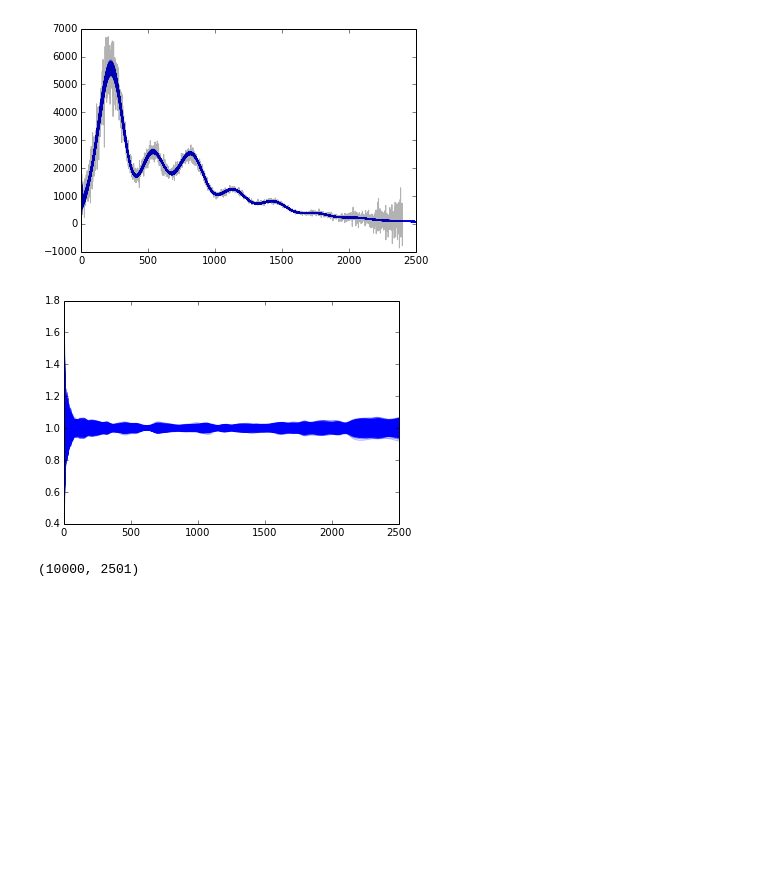
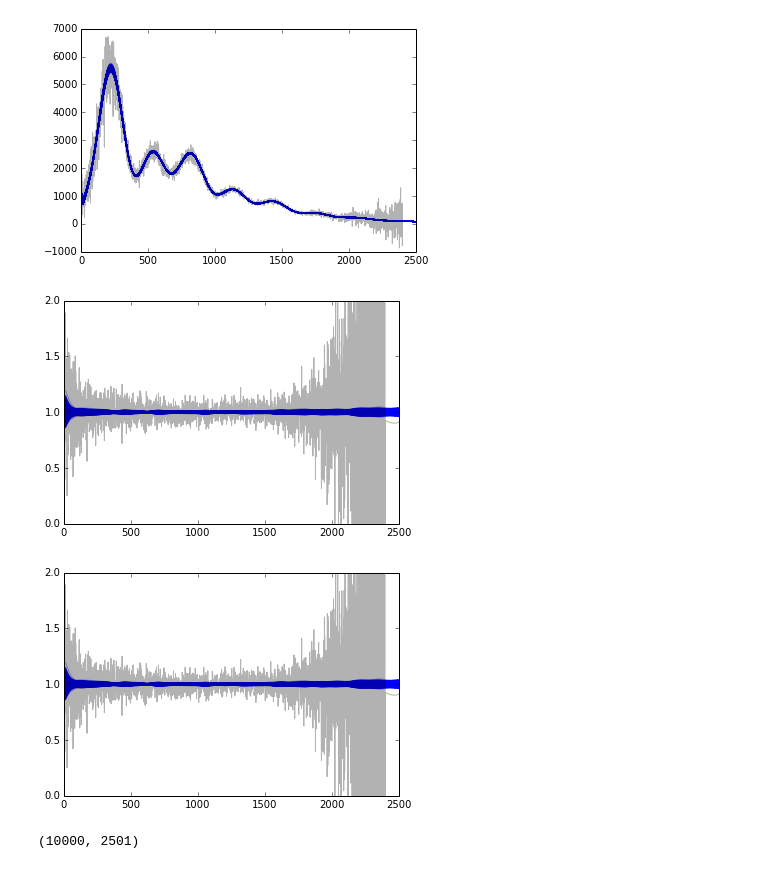
Before and after one commit to bfollinprm/cmbfittest, a Jupyter notebook: src/test.ipynb, the cells around one changed output. Cells and saved outputs as stored; diff of their text form; code cells hidden in the pictures; blank space fills up the shorter version.

```diff
--- a/src/test.ipynb
+++ b/src/test.ipynb
@@ -79,7 +79,9 @@ observation[clobs[:,0].astype('int')] = clobs[:,4]
 # %% [output]
 [figure]
 # %%
-cloud = simulate.gauss_approx(observation = observation, covariance = experiment.covariance)
+cloud = simulate.gauss_approx(observation = observation,
+                              covariance = experiment.covariance,
+                              deltaCl = lcdm.dcldphi_smooth)
 # %%
 cloud.get_bestfit()
 # %%
@@ -110,5 +105,5 @@ def draw(fiducial, modes, cov):
 # %%
-x = array([draw(cloud.best_fit, lcdm.dcldphi, cov) for i in arange(10000)])
+x = array([cloud.sample() for i in arange(10000)])
 x.shape
 # %% [output]
 (10000, 2501)
@@ -120,8 +115,11 @@ plot(cloud.observation, color = 'k', alpha = 0.3);
 [figure]
 # %%
 plot(array([x[i,:]/cloud.best_fit for i in arange(10000)]).T, color = 'b', alpha = 0.3);
+plot(cloud.observation/cloud.best_fit, color = 'k', alpha = 0.3);
+ylim(0,2);
 # %% [output]
-[figure, old version]
+[figure, new version]
+[figure, added]
 # %%
 lda.modes.shape
 x.shape
```
Also changed, not shown: parts of 13 cells of this notebook, 2 other files.
